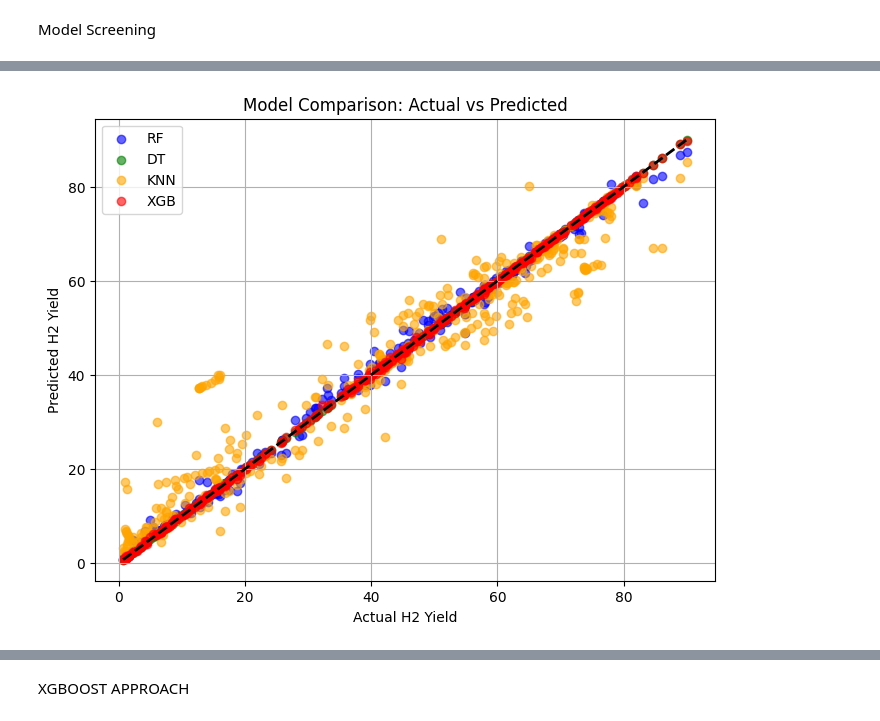
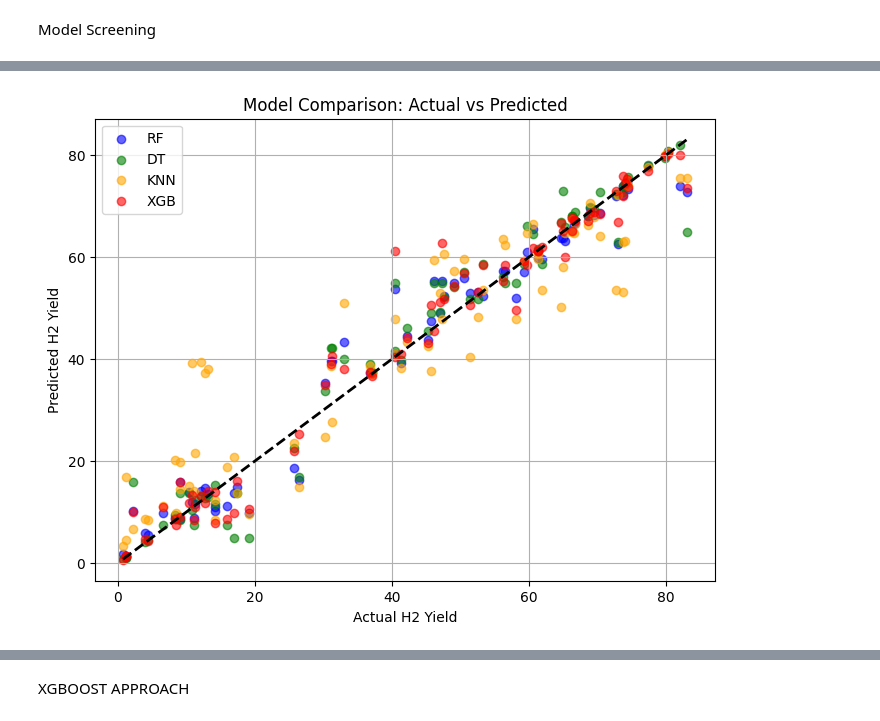
Before and after one commit to propulse-7969/UGP-ML-x-Catalysis, a Jupyter notebook: notebooks/EDA_CDM_H2_Yield.ipynb, the cells around one changed output, grey strips where cells are left out. Drawn from its saved outputs; the diff is of its cells as text; code cells hidden in the pictures.

```diff
--- a/notebooks/EDA_CDM_H2_Yield.ipynb
+++ b/notebooks/EDA_CDM_H2_Yield.ipynb
@@ -70,6 +70,8 @@ Data columns (total 18 columns):
  17  h2_yield_pct        698 non-null    object
 dtypes: float64(8), int64(8), object(2)
 memory usage: 98.3+ KB
+# %%
+df = df.drop(columns=["cu_wt","tio2_wt"])
 # %%
 df = df.replace("-", np.nan)
 # %%
@@ -201,33 +189,33 @@ models = {
 predictions = {}
 
 for name, model in models.items():
-    model.fit(X, y)
-    y_pred = model.predict(X)
+    model.fit(X_train, y_train)
+    y_pred = model.predict(X_test)
     predictions[name] = y_pred
 # %%
 plt.figure(figsize=(8,6))
 
 colors = {
     "RF": "blue",
     "DT": "green",
     "KNN": "orange",
     "XGB": "red"
 }
 
 for name, y_pred in predictions.items():
-    plt.scatter(y, y_pred, label=name, alpha=0.6, color=colors[name])
+    plt.scatter(y_test, y_pred, label=name, alpha=0.6, color=colors[name])
 
-plt.plot([y.min(), y.max()], [y.min(), y.max()], 'k--', lw=2)
+plt.plot([y_test.min(), y_test.max()], [y_test.min(), y_test.max()], 'k--', lw=2)
 
 plt.xlabel("Actual H2 Yield")
 plt.ylabel("Predicted H2 Yield")
 plt.title("Model Comparison: Actual vs Predicted")
 plt.legend()
 plt.grid(True)
 
 plt.show()
 # %% [output]
-[figure, old version]
+[figure, new version]
 # %%
 from sklearn.metrics import r2_score, mean_squared_error
 
```
Also changed, not shown: parts of 6 cells of this notebook, 8 other files.
